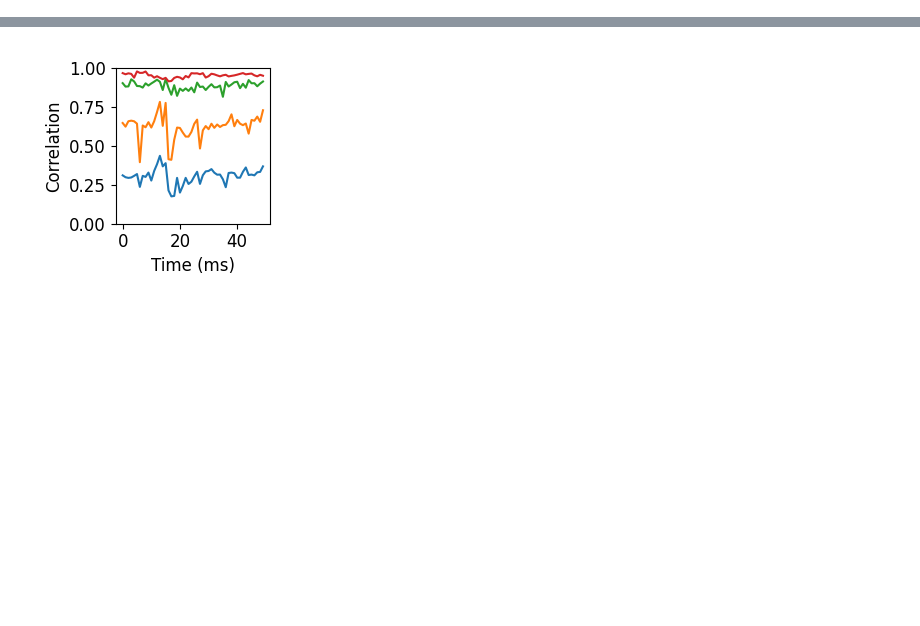
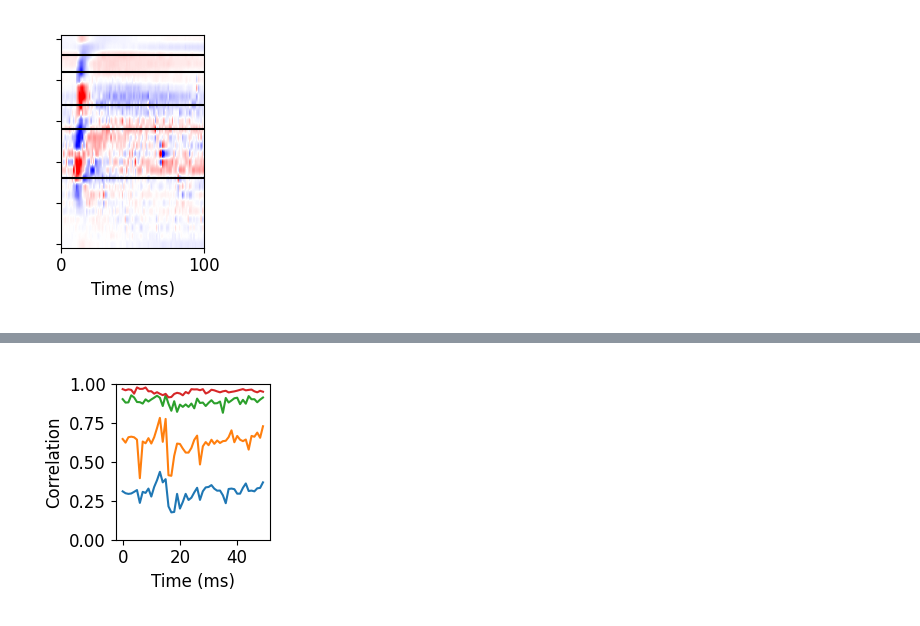
Before and after one commit to joseph-tharayil/csd_paper, a Jupyter notebook: csdCorrelations.ipynb, the cells around one changed output, grey strips where cells are left out. Cells and saved outputs as stored; diff of their text form; code cells hidden in the pictures; blank space fills up the shorter version.

```diff
--- a/csdCorrelations.ipynb
+++ b/csdCorrelations.ipynb
@@ -243,0 +264,7 @@ plt.savefig('figures/csds_std.png',dpi=600)
+# %%
+breaks = [8,14,17,21,23]
+# %%
+fig, ax = plt.subplots(1,1,figsize=(2,3))
+plotFig(ax,icsd_low_half_std.get_csd(),breaks=breaks,xlabels=True)
+# %% [output]
+[figure, added]
```
Also changed, not shown: parts of 19 cells of this notebook, 2 other files.
